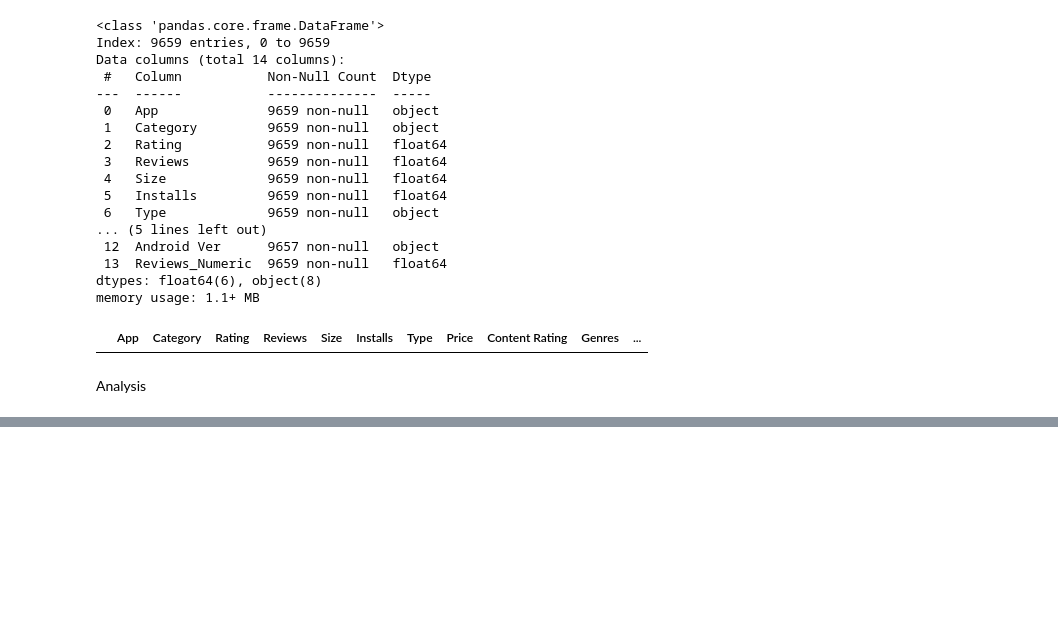
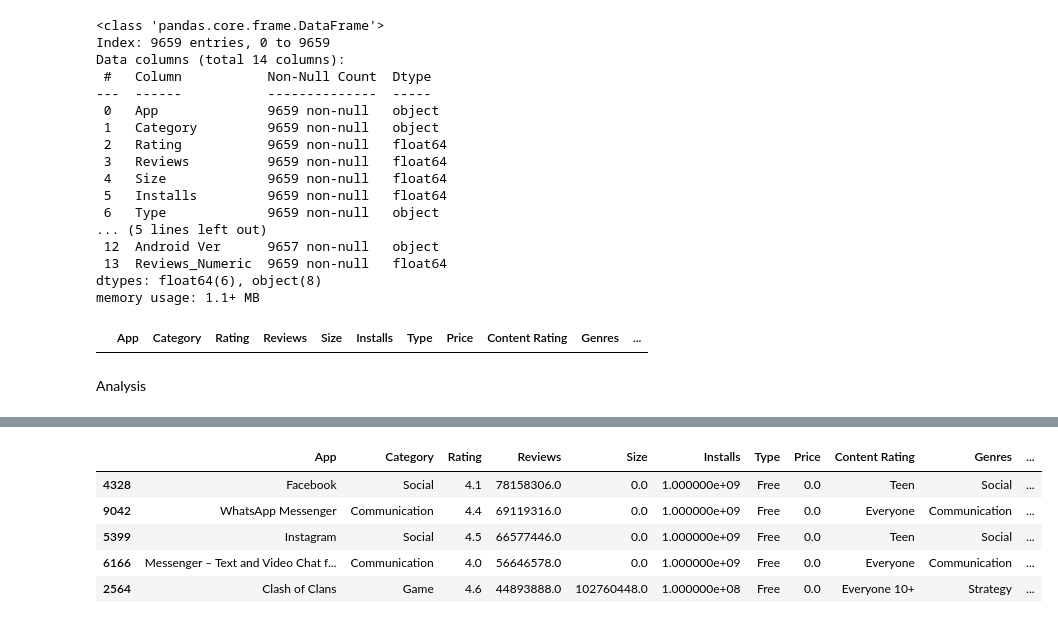
Before and after one commit to AgentXCross/PythonDS-ML, a Jupyter notebook: Projects/Notebooks/google.ipynb, the cells around one changed output, grey strips where cells are left out. Drawn from its saved outputs; the diff is of its cells as text; code cells hidden in the pictures; blank space fills up the shorter version.

```diff
--- a/Projects/Notebooks/google.ipynb
+++ b/Projects/Notebooks/google.ipynb
@@ -521,2 +530,10 @@ Analysis
 # %%
 #Which company has the most reviews
+df.sort_values(by = 'Reviews', ascending = False).head()
+# %% [output]
+|  | App | Category | Rating | Reviews | Size | Installs | Type | Price | Content Rating | Genres | ... |
+| 4328 | Facebook | Social | 4.1 | 78158306.0 | 0.0 | 1.000000e+09 | Free | 0.0 | Teen | Social | ... |
+| 9042 | WhatsApp Messenger | Communication | 4.4 | 69119316.0 | 0.0 | 1.000000e+09 | Free | 0.0 | Everyone | Communication | ... |
+| 5399 | Instagram | Social | 4.5 | 66577446.0 | 0.0 | 1.000000e+09 | Free | 0.0 | Teen | Social | ... |
+| 6166 | Messenger – Text and Video Chat f... | Communication | 4.0 | 56646578.0 | 0.0 | 1.000000e+09 | Free | 0.0 | Everyone | Communication | ... |
+| 2564 | Clash of Clans | Game | 4.6 | 44893888.0 | 102760448.0 | 1.000000e+08 | Free | 0.0 | Everyone 10+ | Strategy | ... |
```
Also changed, not shown: parts of 12 cells of this notebook.
